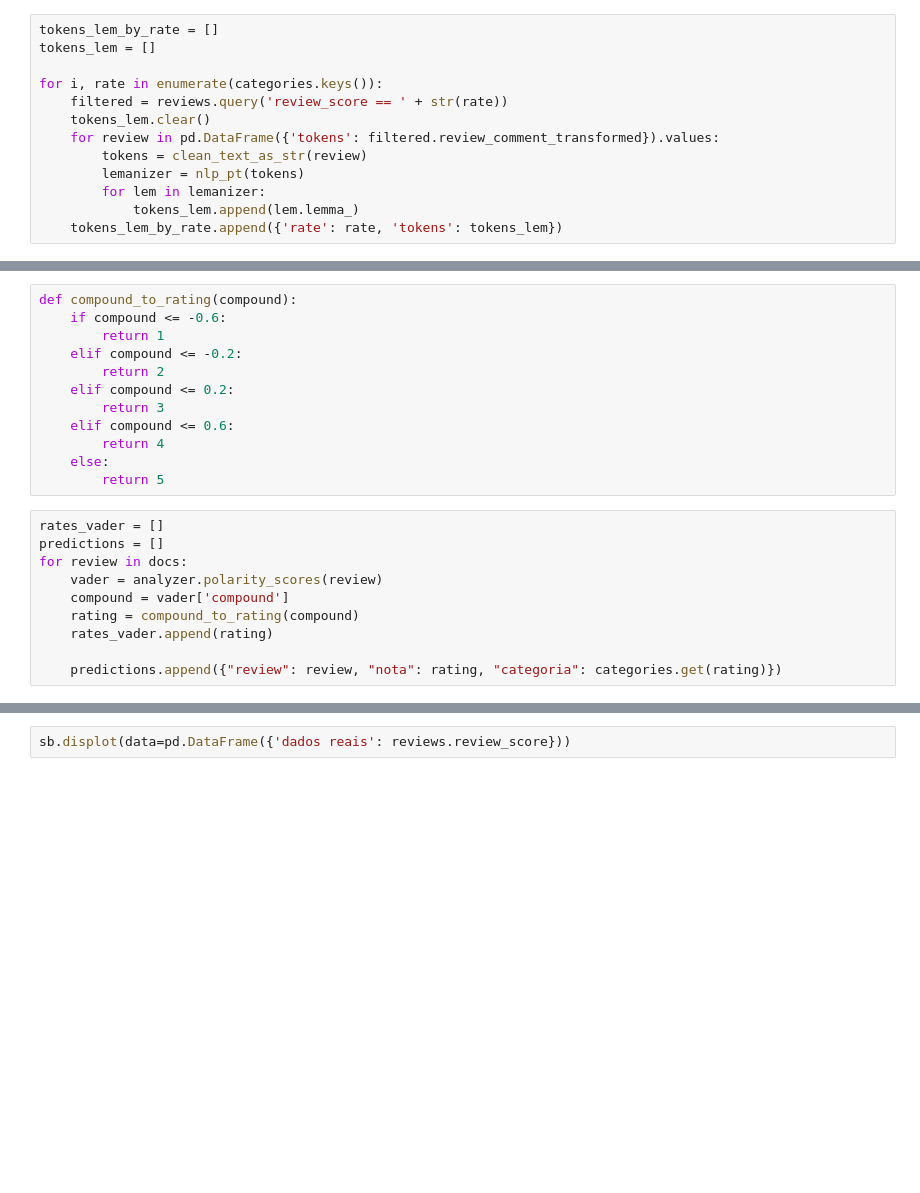
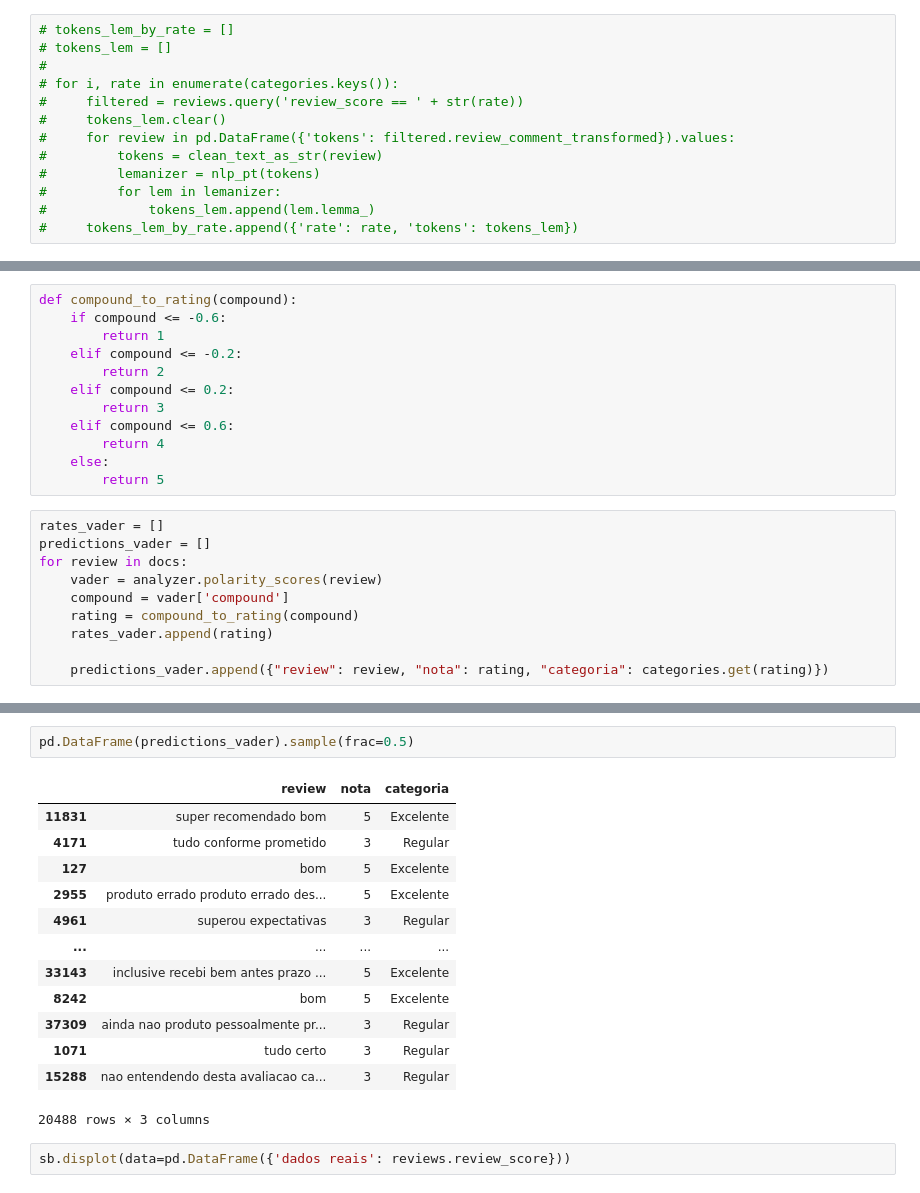
Before and after one commit to rabreu/Infnet-MIT-IA-PLN-PD_26E2_, a Jupyter notebook: Renata_Braga_de_Abreu_sistemas-cognitivos-linguagem-natural_pln.pdf.ipynb, the cells around one changed output, grey strips where cells are left out. Cells and saved outputs as stored; diff of their text form; blank space fills up the shorter version.

```diff
--- a/Renata_Braga_de_Abreu_sistemas-cognitivos-linguagem-natural_pln.pdf.ipynb
+++ b/Renata_Braga_de_Abreu_sistemas-cognitivos-linguagem-natural_pln.pdf.ipynb
@@ -310,16 +271,16 @@ for rate in enumerate(categories):
 # %% [markdown]
 ### Vetorizar por Rate (*)
 # %%
-tokens_lem_by_rate = []
-tokens_lem = []
-
-for i, rate in enumerate(categories.keys()):
-    filtered = reviews.query('review_score == ' + str(rate))
-    tokens_lem.clear()
-    for review in pd.DataFrame({'tokens': filtered.review_comment_transformed}).values:
-        tokens = clean_text_as_str(review)
-        lemanizer = nlp_pt(tokens)
-        for lem in lemanizer:
-            tokens_lem.append(lem.lemma_)
-    tokens_lem_by_rate.append({'rate': rate, 'tokens': tokens_lem})
+# tokens_lem_by_rate = []
+# tokens_lem = []
+#
+# for i, rate in enumerate(categories.keys()):
+#     filtered = reviews.query('review_score == ' + str(rate))
+#     tokens_lem.clear()
+#     for review in pd.DataFrame({'tokens': filtered.review_comment_transformed}).values:
+#         tokens = clean_text_as_str(review)
+#         lemanizer = nlp_pt(tokens)
+#         for lem in lemanizer:
+#             tokens_lem.append(lem.lemma_)
+#     tokens_lem_by_rate.append({'rate': rate, 'tokens': tokens_lem})
 # %%
@@ -453,11 +374,11 @@ def compound_to_rating(compound):
         return 5
 # %%
 rates_vader = []
-predictions = []
+predictions_vader = []
 for review in docs:
     vader = analyzer.polarity_scores(review)
     compound = vader['compound']
     rating = compound_to_rating(compound)
     rates_vader.append(rating)
 
-    predictions.append({"review": review, "nota": rating, "categoria": categories.get(rating)})
+    predictions_vader.append({"review": review, "nota": rating, "categoria": categories.get(rating)})
@@ -495,3 +432,19 @@ sb.displot(data=pd.DataFrame({'vader': rates_vader}))
+# %%
+pd.DataFrame(predictions_vader).sample(frac=0.5)
+# %% [output]
+|  | review | nota | categoria |
+| 11831 | super recomendado bom | 5 | Excelente |
+| 4171 | tudo conforme prometido | 3 | Regular |
+| 127 | bom | 5 | Excelente |
+| 2955 | produto errado produto errado des... | 5 | Excelente |
+| 4961 | superou expectativas | 3 | Regular |
+| ... | ... | ... | ... |
+| 33143 | inclusive recebi bem antes prazo ... | 5 | Excelente |
+| 8242 | bom | 5 | Excelente |
+| 37309 | ainda nao produto pessoalmente pr... | 3 | Regular |
+| 1071 | tudo certo | 3 | Regular |
+| 15288 | nao entendendo desta avaliacao ca... | 3 | Regular |
+20488 rows × 3 columns
 # %%
 sb.displot(data=pd.DataFrame({'dados reais': reviews.review_score}))
 # %% [output]
```
Also changed, not shown: parts of 30 cells of this notebook.
